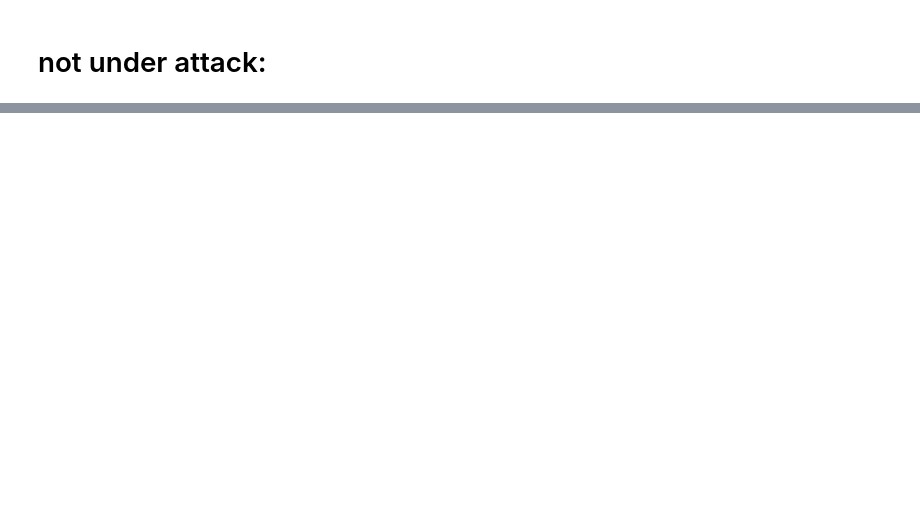
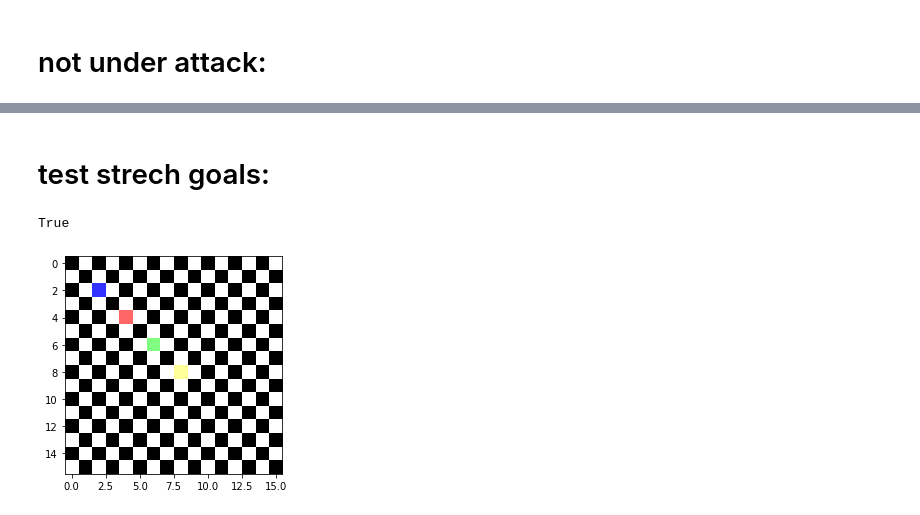
Before and after one commit to Talafhamohammad-cloud/chess-board, a Jupyter notebook: chess_board.ipynb, the cells around one changed output, grey strips where cells are left out. Cells and saved outputs as stored; diff of their text form; code cells hidden in the pictures; blank space fills up the shorter version.

Commit message:
finish the lab with strech goals

```diff
--- a/chess_board.ipynb
+++ b/chess_board.ipynb
@@ -77,0 +103,17 @@ not_attacked()
+# %% [markdown]
+# test strech goals:
+# %%
+
+def strech():
+ board = chessboard()
+ board.add_blue(2, 2)
+ board.add_red(4, 4)
+ board.add_green(6, 6)
+ board.add_yellow(8, 8)
+ assert board.is_under_attack() == True
+ print(board.is_under_attack())
+ board.render()
+strech()
+# %% [output]
+True
+[figure, added]
```
Also changed, not shown: parts of 10 cells of this notebook.
